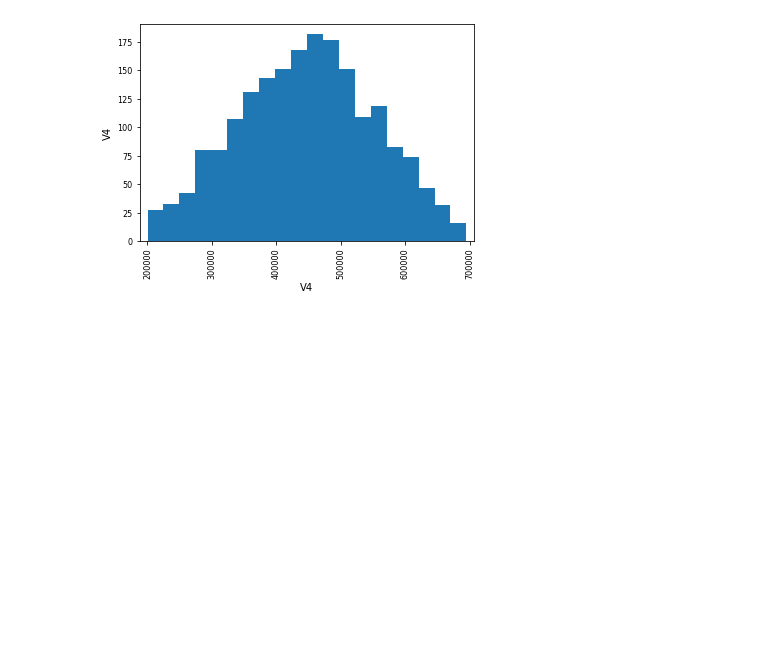
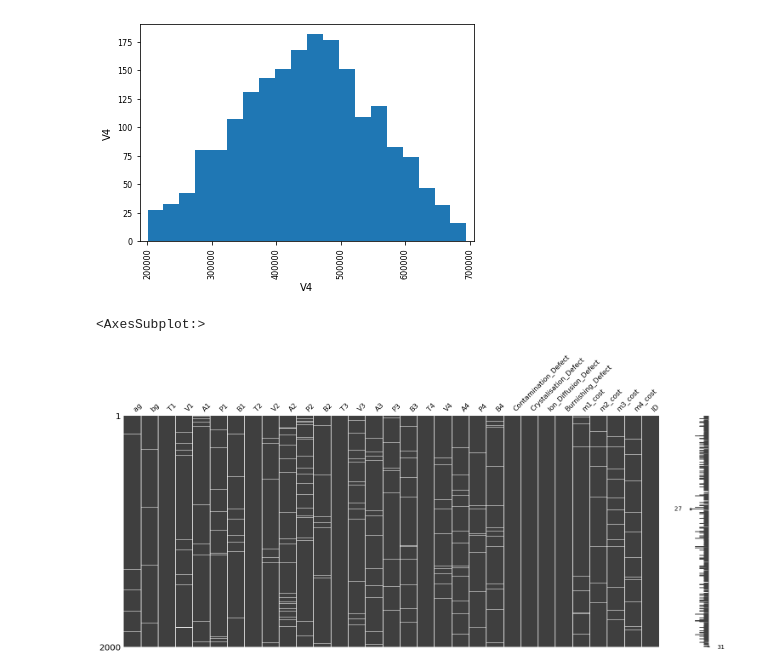
Before and after one commit to lao8n/oxford_classical_machine_learning, a Jupyter notebook: 01 - Feature Engineering/class.ipynb, the cells around one changed output. Drawn from its saved outputs; the diff is of its cells as text; code cells hidden in the pictures; blank space fills up the shorter version.

```diff
--- a/01 - Feature Engineering/class.ipynb
+++ b/01 - Feature Engineering/class.ipynb
@@ -294,3 +294,23 @@ histogram(df_no_outliers, 'V3', 20)
 histogram(df_no_outliers, 'V4', 20)
 # %% [output]
 [figure]
+# %%
+def impute_nan_values(df, feature, imputation_type='mean'):
+    df_imputed = df.copy()
+    if imputation_type == 'mean':
+        imputation_value = df_imputed[feature].mean()
+    elif imputation_type == 'median':
+        imputation_value = df_imputed[feature].median()
+    else:
+        raise ValueError('Invalid imputation type. Use mean or median')
+    df_imputed[feature].fillna(imputation_value, inplace=True)
+    return df_imputed
+# %%
+df_imputed = impute_nan_values(df_nan, 'T1', 'mean')
+df_imputed = impute_nan_values(df_imputed, 'T2', 'mean')
+df_imputed = impute_nan_values(df_imputed, 'T3', 'mean')
+df_imputed = impute_nan_values(df_imputed, 'T4', 'mean')
+mn.matrix(df_imputed)
+# %% [output]
+<AxesSubplot:>
+[figure, added]
```
Also changed, not shown: parts of 8 cells of this notebook.
